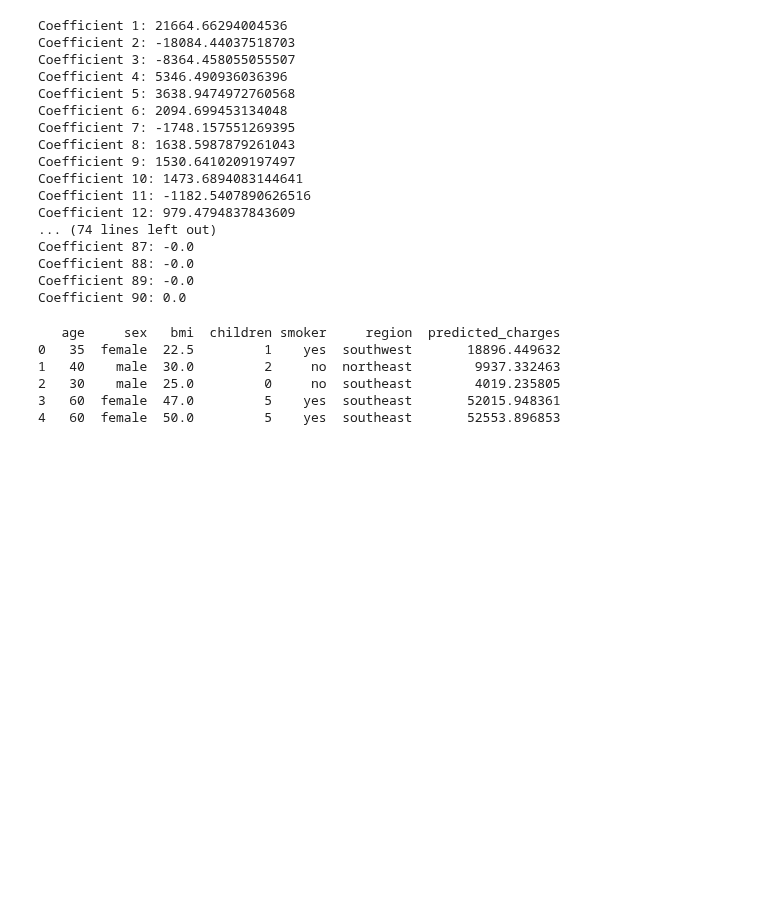
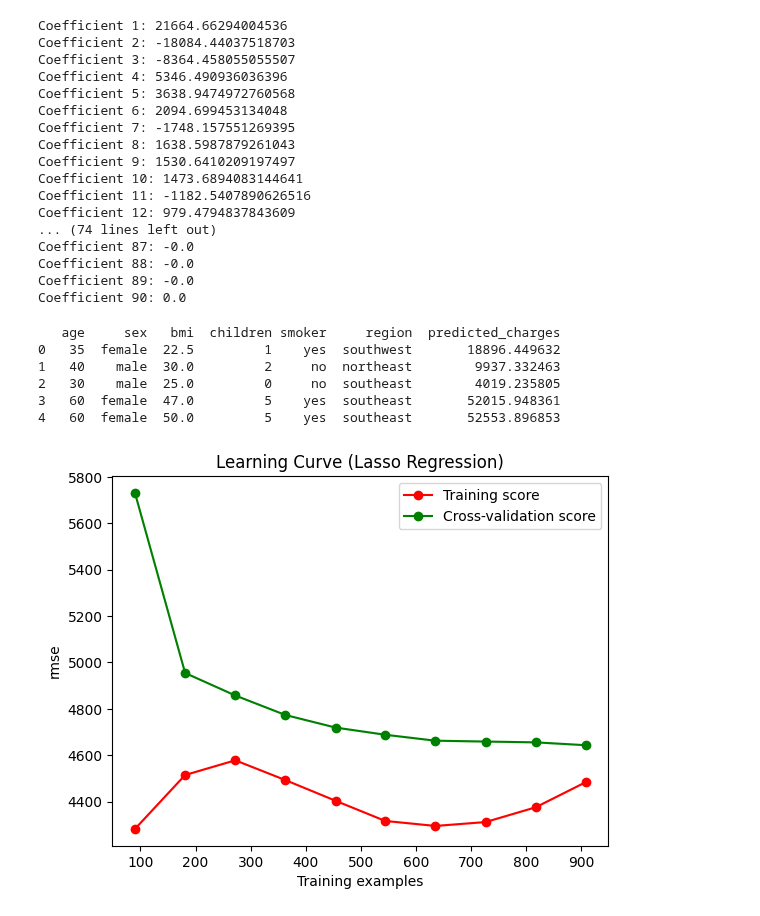
Before and after one commit to Memory77/brief_assurance_reg, a Jupyter notebook: best_model.ipynb, the cells around one changed output. Cells and saved outputs as stored; diff of their text form; code cells hidden in the pictures; blank space fills up the shorter version.

```diff
--- a/best_model.ipynb
+++ b/best_model.ipynb
@@ -205,4 +205,43 @@ print(new_data)
 import pickle
 with open('best_model.pkl', 'wb') as fichier:
     pickle.dump(best_model, fichier)
+# %%
+from sklearn.model_selection import learning_curve
+import matplotlib.pyplot as plt
+import numpy as np
+train_sizes, train_scores, validation_scores = learning_curve(
+    estimator = best_model,
+    X = X_train,
+    y = y_train,
+    train_sizes = np.linspace(0.1, 1.0, 10),
+    cv = 5,
+    scoring = 'neg_mean_squared_error'
+)
+
+train_scores_mean = -train_scores.mean(axis = 1)
+#train_scores_std = train_scores.std(axis = 1)
+validation_scores_mean = -validation_scores.mean(axis = 1)
+#validation_scores_std = validation_scores.std(axis = 1)
+
+#mettre en racine carré mse pour exprimer en unités de la variable cible
+train__rmse = np.sqrt(train_scores_mean)
+validation_rmse = np.sqrt(validation_scores_mean)
+
+plt.figure()
+plt.title("Learning Curve (Lasso Regression)")
+plt.xlabel("Training examples")
+plt.ylabel("rmse")
+#plt.gca().invert_yaxis()
+
+# tracage
+plt.plot(train_sizes, train__rmse, 'o-', color="r", label="Training score")
+plt.plot(train_sizes, validation_rmse, 'o-', color="g", label="Cross-validation score")
+
+plt.fill_between(train_sizes, train__rmse, train__rmse, alpha=0.1, color="r")
+plt.fill_between(train_sizes, validation_rmse, validation_rmse, alpha=0.1, color="g")
+
+plt.legend(loc="best")
+plt.show()
+# %% [output]
+[figure, added]
 # %%
```
Also changed, not shown: parts of 1 cell of this notebook.
